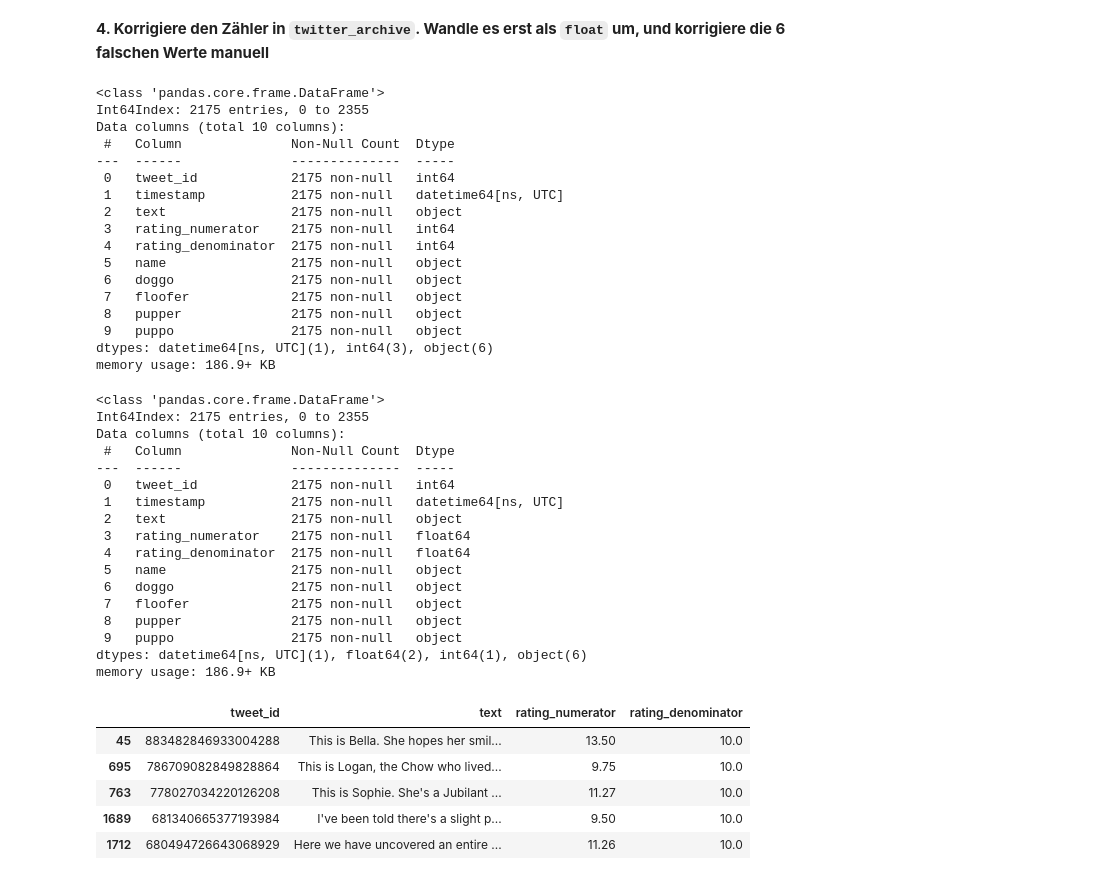
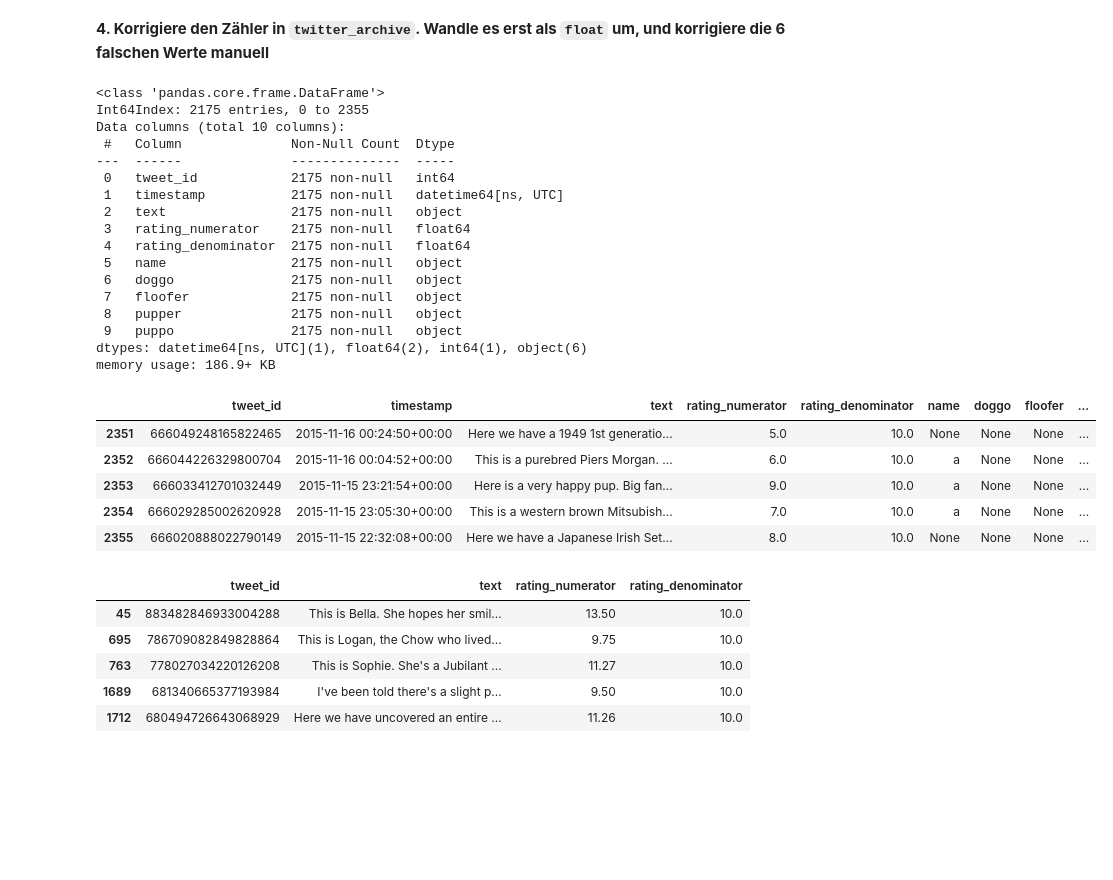
Before and after one commit to julienboth/pda_23, a Jupyter notebook: uebung_3/Praktische Datenanalyse_3.1_Loesung.ipynb, the cells around one changed output. Cells and saved outputs as stored; diff of their text form; code cells hidden in the pictures; blank space fills up the shorter version.

```diff
--- a/uebung_3/Praktische Datenanalyse_3.1_Loesung.ipynb
+++ b/uebung_3/Praktische Datenanalyse_3.1_Loesung.ipynb
@@ -431,57 +445,44 @@ dtypes: datetime64[ns, UTC](1), int64(3), object(6)
 memory usage: 186.9+ KB
 # %% [markdown]
 **4. Korrigiere den Zähler in `twitter_archive`. Wandle es erst als `float` um, und korrigiere die 6 falschen Werte manuell**
-# %%
-twitter_archive_clean.info()
-# %% [output]
-<class 'pandas.core.frame.DataFrame'>
-Int64Index: 2175 entries, 0 to 2355
-Data columns (total 10 columns):
- #   Column              Non-Null Count  Dtype
----  ------              --------------  -----
- 0   tweet_id            2175 non-null   int64
- 1   timestamp           2175 non-null   datetime64[ns, UTC]
- 2   text                2175 non-null   object
- 3   rating_numerator    2175 non-null   int64
- 4   rating_denominator  2175 non-null   int64
- 5   name                2175 non-null   object
- 6   doggo               2175 non-null   object
- 7   floofer             2175 non-null   object
- 8   pupper              2175 non-null   object
- 9   puppo               2175 non-null   object
-dtypes: datetime64[ns, UTC](1), int64(3), object(6)
-memory usage: 186.9+ KB
 # %%
 #Code
 twitter_archive_clean[["rating_numerator","rating_denominator"]] = twitter_archive_clean[["rating_numerator",
                                                                                           "rating_denominator"]].astype(float)
 twitter_archive_clean.info()
 
 #Manuelles Updaten der Nenner (numerators)
 twitter_archive_clean.loc[(twitter_archive_clean.tweet_id == 883482846933004288), 'rating_numerator'] = 13.5
 twitter_archive_clean.loc[(twitter_archive_clean.tweet_id == 786709082849828864), 'rating_numerator'] = 9.75
 twitter_archive_clean.loc[(twitter_archive_clean.tweet_id == 778027034220126208), 'rating_numerator'] = 11.27
 twitter_archive_clean.loc[(twitter_archive_clean.tweet_id == 681340665377193984), 'rating_numerator'] = 9.5
 twitter_archive_clean.loc[(twitter_archive_clean.tweet_id == 680494726643068929), 'rating_numerator'] = 11.26
-twitter_archive_clean.loc[(twitter_archive_clean.tweet_id == 832215909146226688), 'rating_numerator'] = 9.75
+
+twitter_archive_clean.tail(5)
 # %% [output]
 <class 'pandas.core.frame.DataFrame'>
 Int64Index: 2175 entries, 0 to 2355
 Data columns (total 10 columns):
  #   Column              Non-Null Count  Dtype
 ---  ------              --------------  -----
  0   tweet_id            2175 non-null   int64
  1   timestamp           2175 non-null   datetime64[ns, UTC]
  2   text                2175 non-null   object
  3   rating_numerator    2175 non-null   float64
  4   rating_denominator  2175 non-null   float64
  5   name                2175 non-null   object
  6   doggo               2175 non-null   object
  7   floofer             2175 non-null   object
  8   pupper              2175 non-null   object
  9   puppo               2175 non-null   object
 dtypes: datetime64[ns, UTC](1), float64(2), int64(1), object(6)
 memory usage: 186.9+ KB
+|  | tweet_id | timestamp | text | rating_numerator | rating_denominator | name | doggo | floofer | ... |
+| 2351 | 666049248165822465 | 2015-11-16 00:24:50+00:00 | Here we have a 1949 1st generatio... | 5.0 | 10.0 | None | None | None | ... |
+| 2352 | 666044226329800704 | 2015-11-16 00:04:52+00:00 | This is a purebred Piers Morgan. ... | 6.0 | 10.0 | a | None | None | ... |
+| 2353 | 666033412701032449 | 2015-11-15 23:21:54+00:00 | Here is a very happy pup. Big fan... | 9.0 | 10.0 | a | None | None | ... |
+| 2354 | 666029285002620928 | 2015-11-15 23:05:30+00:00 | This is a western brown Mitsubish... | 7.0 | 10.0 | a | None | None | ... |
+| 2355 | 666020888022790149 | 2015-11-15 22:32:08+00:00 | Here we have a Japanese Irish Set... | 8.0 | 10.0 | None | None | None | ... |
 # %%
 #Test
 with pd.option_context('max_colwidth', 300):
```
Also changed, not shown: parts of 45 cells of this notebook.
